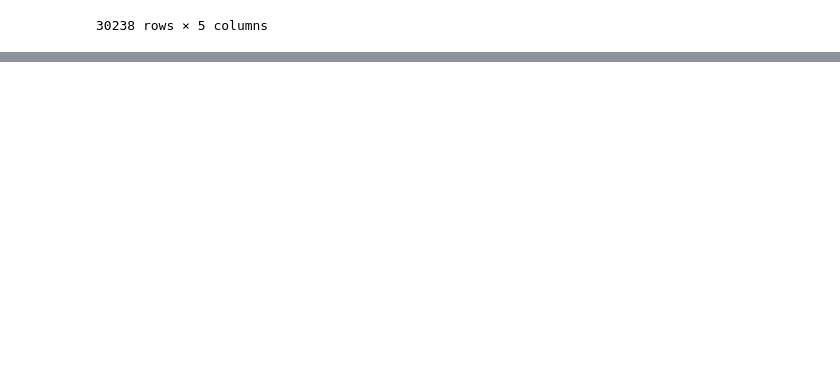
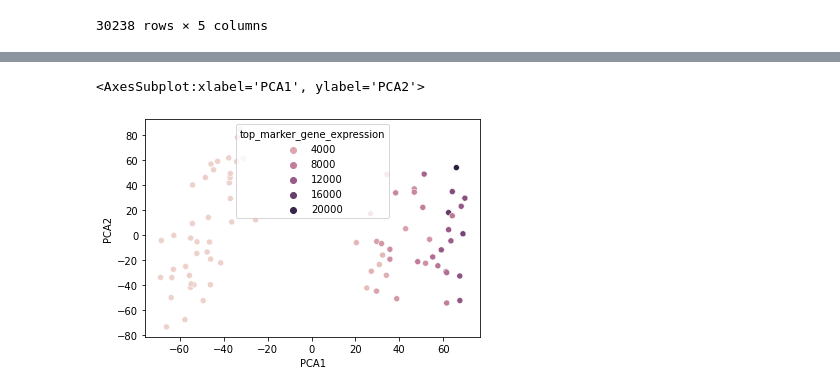
Before and after one commit to CamilleChallier/Transcriptomics_project, a Jupyter notebook: wesley.ipynb, the cells around one changed output, grey strips where cells are left out. Drawn from its saved outputs; the diff is of its cells as text; code cells hidden in the pictures; blank space fills up the shorter version.

```diff
--- a/wesley.ipynb
+++ b/wesley.ipynb
@@ -350,0 +424,4 @@ de_results
+# %%
+transcriptomics_id = transcriptomics
+transcriptomics_id.index = transcriptomics["Unnamed: 0"]
+transcriptomics_id
@@ -350,0 +454,3 @@ de_results
+# %%
+pca_output_log_df["top_marker_gene_expression"] = np.array(transcriptomics_id.loc['ENSG00000170323'])[1:]
+pca_output_log_df["top_marker_gene_expression"] = pca_output_log_df["top_marker_gene_expression"].astype(float)
@@ -350,0 +481,7 @@ de_results
+# %%
+sns.scatterplot(data=pca_output_log_df, x='PCA1', y='PCA2', hue="top_marker_gene_expression", cmap=cmap)
+
+# SOLVE : https://stackoverflow.com/questions/62884183/trying-to-add-a-colorbar-to-a-seaborn-scatterplot
+# %% [output]
+<AxesSubplot:xlabel='PCA1', ylabel='PCA2'>
+[figure, added]
```
Also changed, not shown: parts of 11 cells of this notebook.
